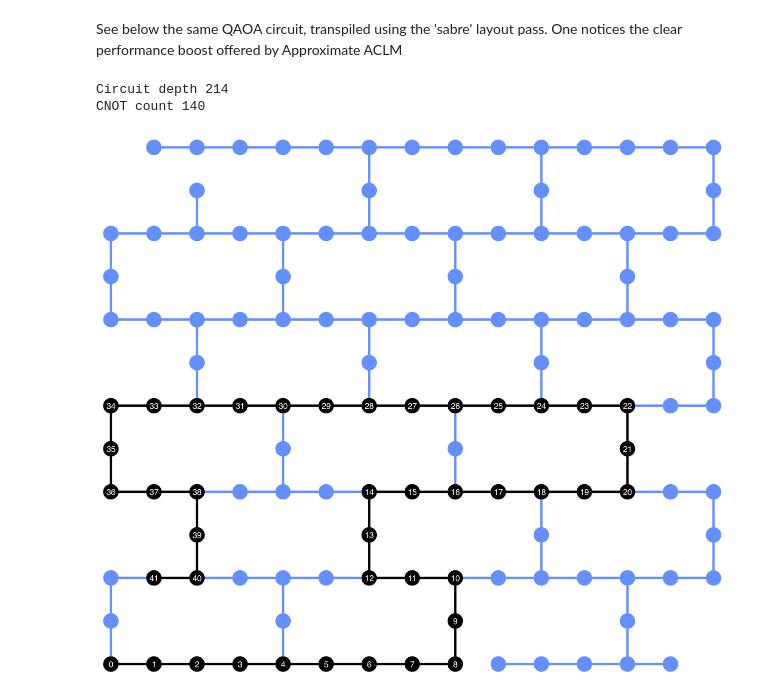
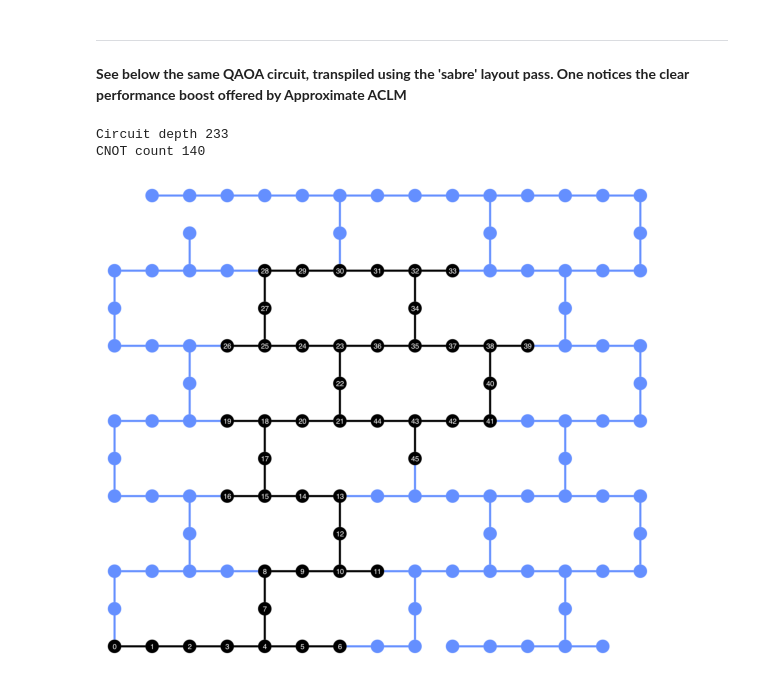
Before and after one commit to rohansrikumar/IBM-qiskit-hackathon-WoQ-2025, a Jupyter notebook: adaptive cyclic layout map.ipynb, the cells around one changed output. Saved outputs shown, nothing was run; the diff lists cells and outputs as text; code cells hidden in the pictures.

Commit message:
aclm added again

```diff
--- a/adaptive cyclic layout map.ipynb
+++ b/adaptive cyclic layout map.ipynb
@@ -253,15 +293,14 @@ cm = CouplingMap(backend.configuration().coupling_map)
 
 #The quantum circuit for the QAOA is defined
 #Example ising chain parameters
-n = 42  # Logical problem size
+n = 46
 gamma = 0.8
 beta = 0.4
 qc_qaoa= qaoa_ising_periodic(n, gamma, beta).decompose()
 
 #Determine layout and qubits
 required_qubits, ancilla_count = adaptive_ring_layout(n, cm)
-print(f"Logical qubits: {n}, minimum largest needed for a circle:\
-       {required_qubits}, Ancilla: {ancilla_count}")
+print(f"Logical qubits: {n}, minimum largest needed for a circle: {required_qubits}, Ancilla: {ancilla_count}")
 
 #obtain cycle-graph with circuit+ancilla qubits
 cycle = find_best_cycle(cm, required_qubits)
@@ -272,12 +311,14 @@ layout_qaoa = Layout(layout_dict)
 pass_manager = generate_preset_pass_manager(
         optimization_level=3,
         backend=backend,
-        initial_layout=layout_qaoa,
-        coupling_map=cm)
+        initial_layout=layout_qaoa)
+        #coupling_map=cm)
 
 transpiled_circ_qaoa = pass_manager.run(qc_qaoa)
 
 print("Circuit depth",transpiled_circ_qaoa.depth())
 print("CNOT count",transpiled_circ_qaoa.count_ops().get("cx", 0))
-plot_circuit_layout(transpiled_circ_qaoa, backend)
+fig_qaoa  = plot_circuit_layout(transpiled_circ_qaoa, backend)
+fig_qaoa.set_size_inches(7, 9)
+fig_qaoa
 # %% [output]
@@ -288,18 +329,20 @@ CNOT count 90
 # %% [markdown]
-See below the same QAOA circuit, transpiled using the 'sabre' layout pass. One notices the clear performance boost offered by Approximate ACLM
+---
+**See below the same QAOA circuit, transpiled using the 'sabre' layout pass. One notices the clear performance boost offered by Approximate ACLM**
 # %%
 pass_manager = generate_preset_pass_manager(
         optimization_level=3,
         backend=backend,
-        layout_method='sabre',
-        coupling_map=cm)
+        layout_method='sabre')
 
 qaoa_sabre = pass_manager.run(qc_qaoa)
 
 print("Circuit depth",qaoa_sabre.depth())
 print("CNOT count",qaoa_sabre.count_ops().get("cx", 0))
-plot_circuit_layout(transpiled_circ_qaoa, backend)
+fig_qaoa_sabre = plot_circuit_layout(qaoa_sabre, backend)
+fig_qaoa_sabre.set_size_inches(7, 9)
+fig_qaoa_sabre
 # %% [output]
-Circuit depth 214
+Circuit depth 233
 CNOT count 140
-[figure, old version]
+[figure, new version]
```
Also changed, not shown: parts of 15 cells of this notebook.
